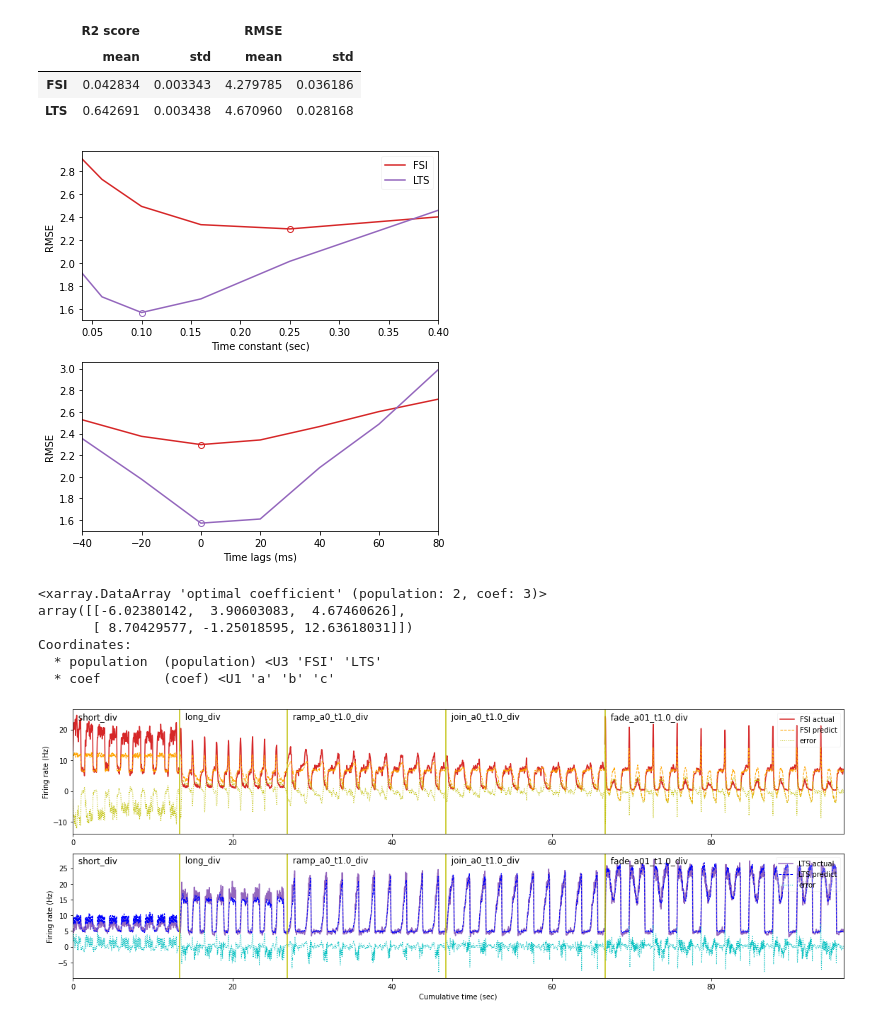
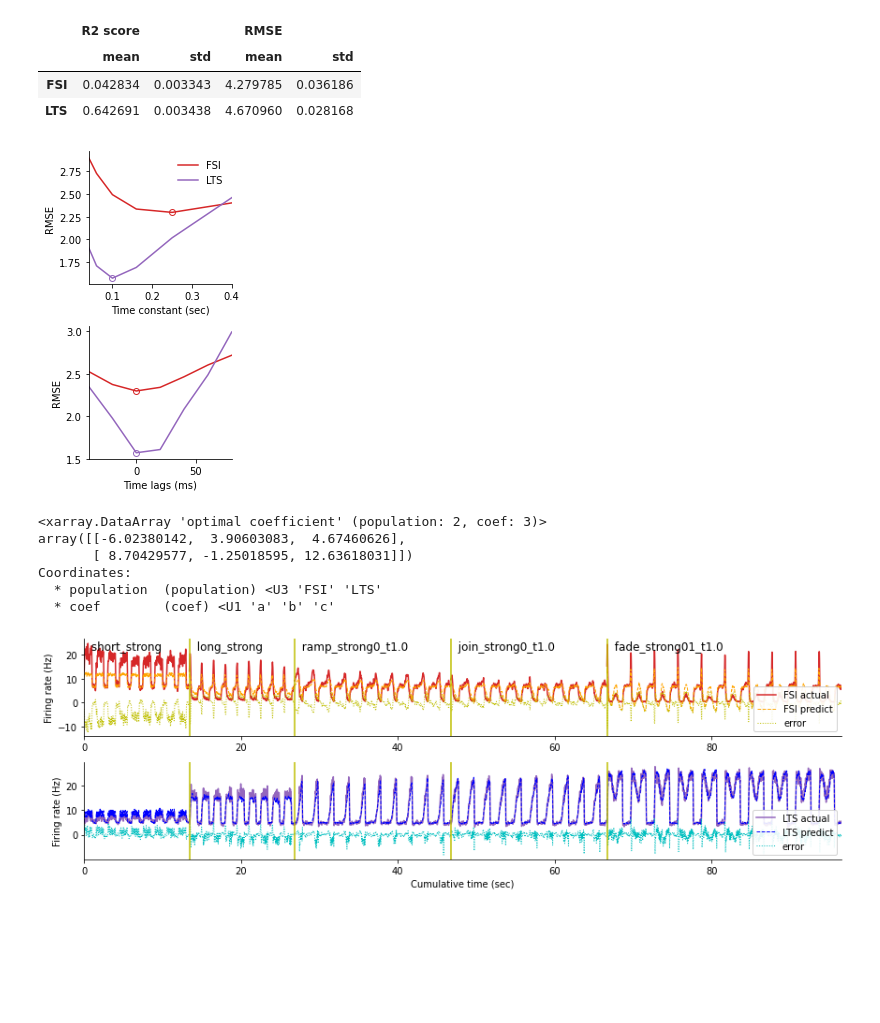
Before and after one commit to chenziao/M1ten_thousand, a Jupyter notebook: Analysis/Analyze_FR_STP.ipynb, the cells around one changed output. Saved outputs shown, nothing was run; the diff lists cells and outputs as text; code cells hidden in the pictures; blank space fills up the shorter version.

Commit message:
Adjust and save figures

```diff
--- a/Analysis/Analyze_FR_STP.ipynb
+++ b/Analysis/Analyze_FR_STP.ipynb
@@ -251,20 +255,20 @@ Reduced model without STP:
 # %%
 error = pred_error.sel(metric='RMSE')
 
-fig, axs = plt.subplots(len(param_dims), 1, figsize=(6, 3 * len(param_dims)), squeeze=False)
+fig, axs = plt.subplots(len(param_dims), 1, figsize=(3, 2.5 * len(param_dims)), squeeze=False)
 axs = axs.ravel()
 for ax, (pdm, label) in zip(axs, param_dims.items()):
     for p in population:
         opt_p = optimal_param.sel(population=p)
         err = error.sel(population=p, **{d: opt_p[d] for d in param_dims if d != pdm})
         ax.plot(error[pdm], err, color=pop_color[p], label=p)
         ax.plot(opt_p[pdm], err.sel(**{pdm: opt_p[pdm]}),
                 color=pop_color[p], marker='o', markerfacecolor='none')
     ax.set_xlim(error[pdm][[0, -1]])
     ax.set_xlabel(label)
     ax.set_ylabel(error.metric.item())
-axs[0].legend(loc='upper right', framealpha=0.2)
+axs[0].legend(loc='upper right', frameon=False)
 plt.tight_layout()
 plt.show()
 # %% [output]
-[figure, old version]
+[figure, new version]
@@ -332,7 +339,7 @@ show_trials = ps.get_trials(trial_filt, trials=trials, revert_junction=False, ex
 
 show_slice = {tr: trial_slice[tr] for tr in show_trials}
 
-figsize = (16, 3)
+figsize = (12, 2)
 fig, axs = plt.subplots(population.size, 1, figsize=(figsize[0], figsize[1] * population.size), squeeze=False)
 axs = axs.ravel()
 T = 0
@@ -340,7 +347,7 @@ for i, (trial, idx) in enumerate(show_slice.items()):
     idx = slice(*idx)
     t = T + opt_pred.time[idx] / 1000
     T = t[-1]
-    for p, ax in zip(population, axs):
+    for j, (p, ax) in enumerate(zip(population, axs)):
         Ys = opt_pred.isel(time=idx).sel(population=p)
         for y in opt_pred.output.values:
             clr = pred_clr[p] if y == 'predict' else pop_color[p]
@@ -353,14 +360,15 @@ for i, (trial, idx) in enumerate(show_slice.items()):
         if i:
             ax.axvline(x=t[0], color='y')
         trans = blended_transform_factory(ax.transData, ax.transAxes)
-        ax.text(t[0], 0.98, '  ' + trial, transform=trans, fontsize='large',
-                horizontalalignment='left', verticalalignment='top')
+        if j == 0:
+            ax.text(t[0], 0.98, '  ' + trial_label[trial], transform=trans, fontsize='large',
+                    horizontalalignment='left', verticalalignment='top')
 for ax in axs:
     ax.set_xlim([0, T])
     ax.set_ylabel('Firing rate (Hz)')
-    ax.legend(loc='upper right', framealpha=0.2)
+    ax.legend(loc='lower right', framealpha=0.9)
 axs[-1].set_xlabel('Cumulative time (sec)')
 plt.tight_layout()
 plt.show()
 # %% [output]
-[figure, old version]
+[figure, new version]
```
Also changed, not shown: parts of 6 cells of this notebook, 10 other files.
